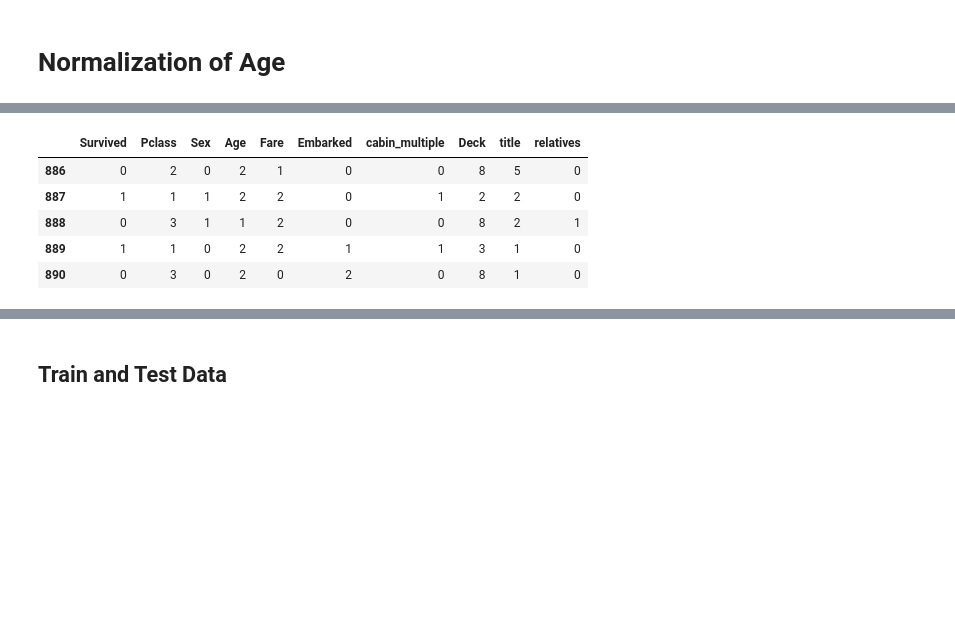
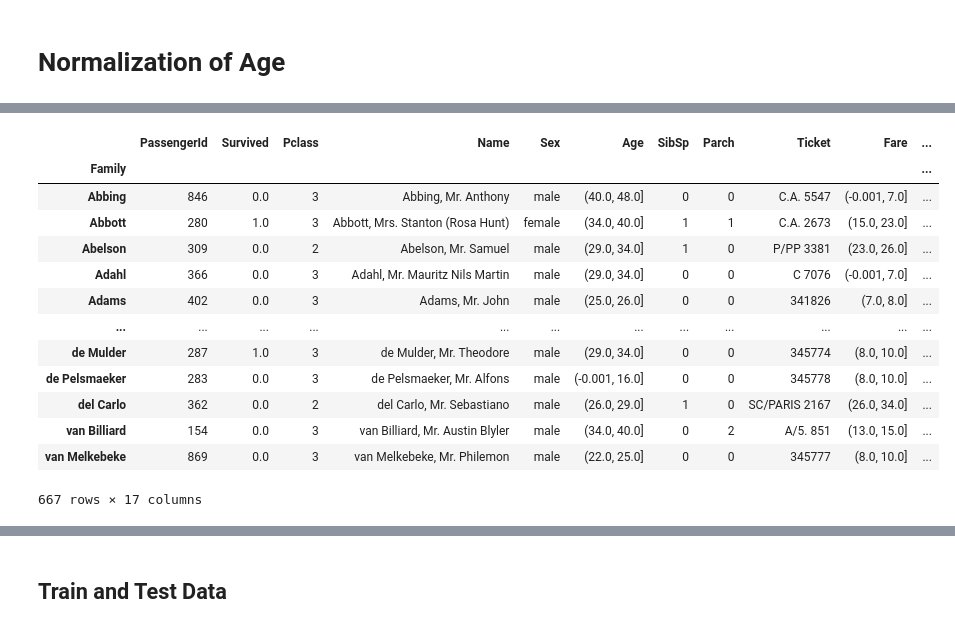
Before and after one commit to pratiksha-powar/Titanic_Survival_Prediction, a Jupyter notebook: Titanic_Analysis_Log_Reg.ipynb, the cells around one changed output, grey strips where cells are left out. Cells and saved outputs as stored; diff of their text form; code cells hidden in the pictures; blank space fills up the shorter version.

```diff
--- a/Titanic_Analysis_Log_Reg.ipynb
+++ b/Titanic_Analysis_Log_Reg.ipynb
@@ -342,0 +379,15 @@ titanic_data_test.drop(['Name','Ticket','SibSp','Parch'], axis=1, inplace=True)
+# %%
+total_data['Ticket_Frequency'] = total_data.groupby('Ticket')['Ticket'].transform('count')
+
+fig, axs = plt.subplots(figsize=(12, 9))
+sns.countplot(x='Ticket_Frequency', hue='Survived', data=total_data)
+
+plt.xlabel('Ticket Frequency', size=15, labelpad=20)
+plt.ylabel('Passenger Count', size=15, labelpad=20)
+plt.tick_params(axis='x', labelsize=15)
+plt.tick_params(axis='y', labelsize=15)
+
+plt.legend(['Not Survived', 'Survived'], loc='upper right', prop={'size': 15})
+plt.title('Count of Survival in {} Feature'.format('Ticket Frequency'), size=15, y=1.05)
+
+plt.show()
@@ -343,9 +396,44 @@ titanic_data_test.drop(['Name','Ticket','SibSp','Parch'], axis=1, inplace=True)
+# %%
+def extract_surname(data):
+
+    families = []
+
+    for i in range(len(data)):
+        name = data.iloc[i]
+
+        if '(' in name:
+            name_no_bracket = name.split('(')[0]
+        else:
+            name_no_bracket = name
+
+        family = name_no_bracket.split(',')[0]
+        title = name_no_bracket.split(',')[1].strip().split(' ')[0]
+
+        for c in string.punctuation:
+            family = family.replace(c, '').strip()
+
+        families.append(family)
+
+    return families
+
+total_data['Family'] = extract_surname(total_data['Name'])
+titanic_data_train = total_data.loc[:890]
+titanic_data_test = total_data.loc[891:]
+dfs = [titanic_data_train, titanic_data_test]
 # %%
-titanic_data_train.tail(5)
+titanic_data_train.groupby('Family').first()
 # %% [output]
-|  | Survived | Pclass | Sex | Age | Fare | Embarked | cabin_multiple | Deck | title | relatives |
-| 886 | 0 | 2 | 0 | 2 | 1 | 0 | 0 | 8 | 5 | 0 |
-| 887 | 1 | 1 | 1 | 2 | 2 | 0 | 1 | 2 | 2 | 0 |
-| 888 | 0 | 3 | 1 | 1 | 2 | 0 | 0 | 8 | 2 | 1 |
-| 889 | 1 | 1 | 0 | 2 | 2 | 1 | 1 | 3 | 1 | 0 |
-| 890 | 0 | 3 | 0 | 2 | 0 | 2 | 0 | 8 | 1 | 0 |
+|  | PassengerId | Survived | Pclass | Name | Sex | Age | SibSp | Parch | Ticket | Fare | ... |
+| Family |  |  |  |  |  |  |  |  |  |  | ... |
+| Abbing | 846 | 0.0 | 3 | Abbing, Mr. Anthony | male | (40.0, 48.0] | 0 | 0 | C.A. 5547 | (-0.001, 7.0] | ... |
+| Abbott | 280 | 1.0 | 3 | Abbott, Mrs. Stanton (Rosa Hunt) | female | (34.0, 40.0] | 1 | 1 | C.A. 2673 | (15.0, 23.0] | ... |
+| Abelson | 309 | 0.0 | 2 | Abelson, Mr. Samuel | male | (29.0, 34.0] | 1 | 0 | P/PP 3381 | (23.0, 26.0] | ... |
+| Adahl | 366 | 0.0 | 3 | Adahl, Mr. Mauritz Nils Martin | male | (29.0, 34.0] | 0 | 0 | C 7076 | (-0.001, 7.0] | ... |
+| Adams | 402 | 0.0 | 3 | Adams, Mr. John | male | (25.0, 26.0] | 0 | 0 | 341826 | (7.0, 8.0] | ... |
+| ... | ... | ... | ... | ... | ... | ... | ... | ... | ... | ... | ... |
+| de Mulder | 287 | 1.0 | 3 | de Mulder, Mr. Theodore | male | (29.0, 34.0] | 0 | 0 | 345774 | (8.0, 10.0] | ... |
+| de Pelsmaeker | 283 | 0.0 | 3 | de Pelsmaeker, Mr. Alfons | male | (-0.001, 16.0] | 0 | 0 | 345778 | (8.0, 10.0] | ... |
+| del Carlo | 362 | 0.0 | 2 | del Carlo, Mr. Sebastiano | male | (26.0, 29.0] | 1 | 0 | SC/PARIS 2167 | (26.0, 34.0] | ... |
+| van Billiard | 154 | 0.0 | 3 | van Billiard, Mr. Austin Blyler | male | (34.0, 40.0] | 0 | 2 | A/5. 851 | (13.0, 15.0] | ... |
+| van Melkebeke | 869 | 0.0 | 3 | van Melkebeke, Mr. Philemon | male | (22.0, 25.0] | 0 | 0 | 345777 | (8.0, 10.0] | ... |
+667 rows × 17 columns
```
Also changed, not shown: parts of 59 cells of this notebook.
